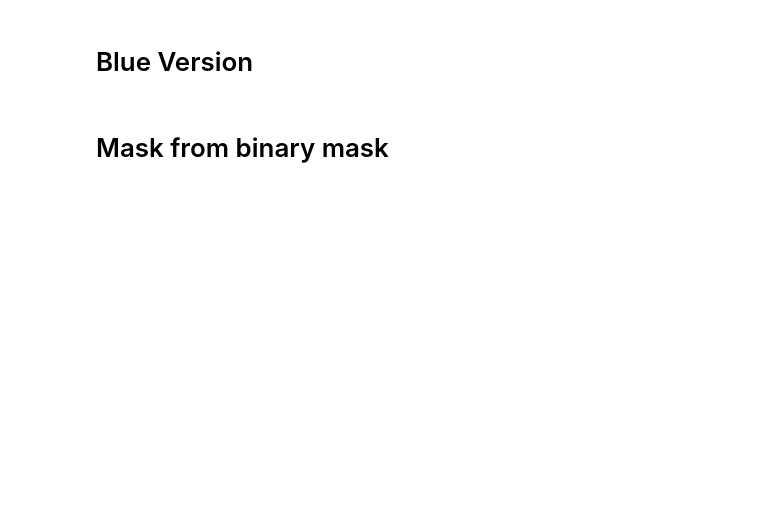
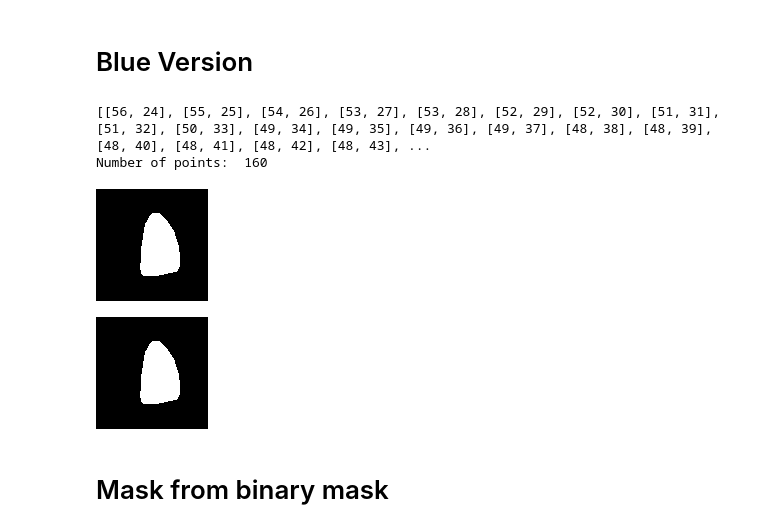
Before and after one commit to douyang/echonet-variance-in-function-analysis, a Jupyter notebook: Calculations_Analysis.ipynb, the cells around one changed output. Saved outputs shown, nothing was run; the diff lists cells and outputs as text; code cells hidden in the pictures; blank space fills up the shorter version.

```diff
--- a/Calculations_Analysis.ipynb
+++ b/Calculations_Analysis.ipynb
@@ -46,40 +51,45 @@ path = "/content/0X100E3B8D3280BEC5.avi_38.png"
 # %% [markdown]
 # Blue Version
 # %%
-# # read image
-# img = cv2.imread(path)
-# rgb = cv2.cvtColor(img, cv2.COLOR_BGR2RGB)
+# read image
+img = cv2.imread(path)
+rgb = cv2.cvtColor(img, cv2.COLOR_BGR2RGB)
 
-# # set lower and upper bounds on blue color
-# lower = (0,0,100)
-# upper = (255,255,255)
+# set lower and upper bounds on blue color
+lower = (0,0,100)
+upper = (255,255,255)
 
-# # threshold and invert so hexagon is white on black background
-# thresh = cv2.inRange(rgb, lower, upper)
+# threshold and invert so hexagon is white on black background
+thresh = cv2.inRange(rgb, lower, upper)
 
 
-# # get contours
-# result = np.zeros_like(thresh)
-# contours = cv2.findContours(thresh, cv2.RETR_EXTERNAL, cv2.CHAIN_APPROX_NONE)
-# contours = contours[0] if len(contours) == 2 else contours[1]
+# get contours
+result = np.zeros_like(thresh)
+contours = cv2.findContours(thresh, cv2.RETR_EXTERNAL, cv2.CHAIN_APPROX_NONE)
+contours = contours[0] if len(contours) == 2 else contours[1]
 
-# points = []
-# # list contour points
-# for pt in contours:
-#     for i in pt:
-#       for coord in i:
-#         points.append(coord.tolist())
-# print(points)
+points = []
+# list contour points
+for pt in contours:
+    for i in pt:
+      for coord in i:
+        points.append(coord.tolist())
+print(points)
 
-# print("Number of points: ", len(points))
-# # show thresh and contour
-# cv2_imshow(thresh)
-# cv2_imshow(img)
-# # cv2_imshow(opening)
-# # cv2_imshow(closing)
+print("Number of points: ", len(points))
+# show thresh and contour
+cv2_imshow(thresh)
+cv2_imshow(img)
+# cv2_imshow(opening)
+# cv2_imshow(closing)
 
-# cv2.waitKey(0)
-# cv2.destroyAllWindows()
+cv2.waitKey(0)
+cv2.destroyAllWindows()
+# %% [output]
+[[56, 24], [55, 25], [54, 26], [53, 27], [53, 28], [52, 29], [52, 30], [51, 31], [51, 32], [50, 33], [49, 34], [49, 35], [49, 36], [49, 37], [48, 38], [48, 39], [48, 40], [48, 41], [48, 42], [48, 43], ...
+Number of points:  160
+[figure, added]
+[figure, added]
 # %% [markdown]
 # Mask from binary mask
 # %%
```
Also changed, not shown: parts of 18 cells of this notebook, 47 other files.
